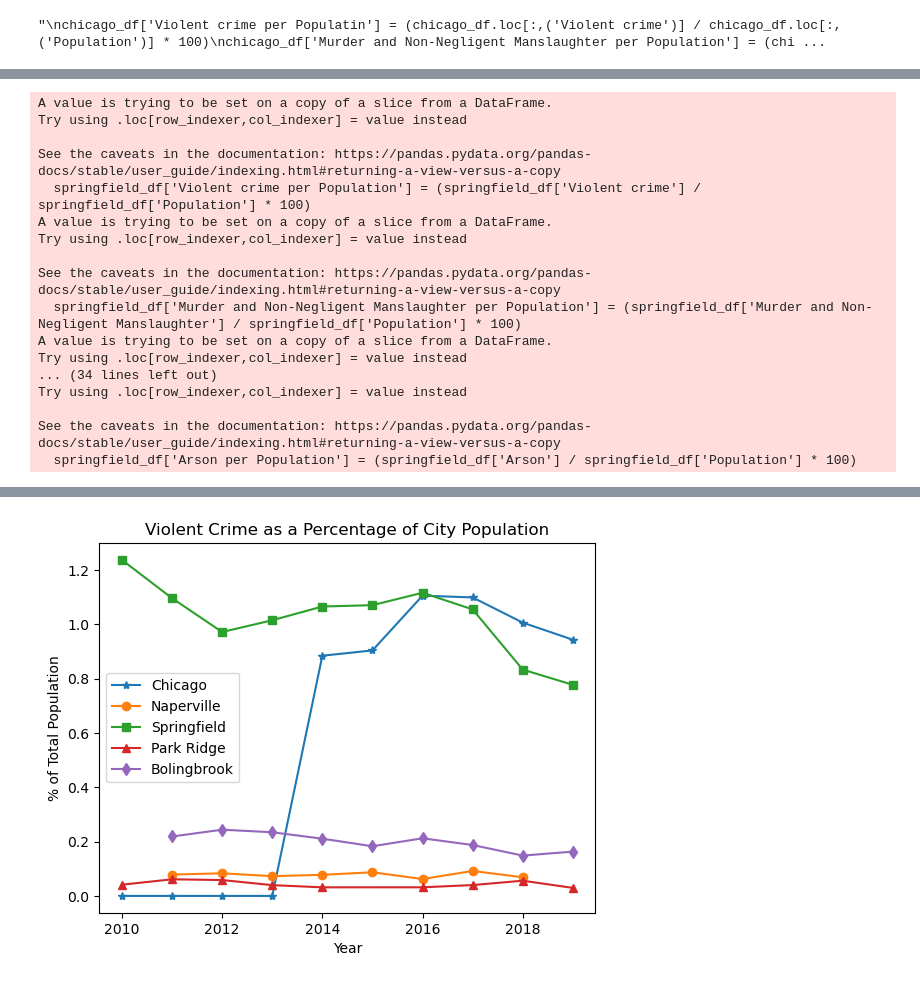
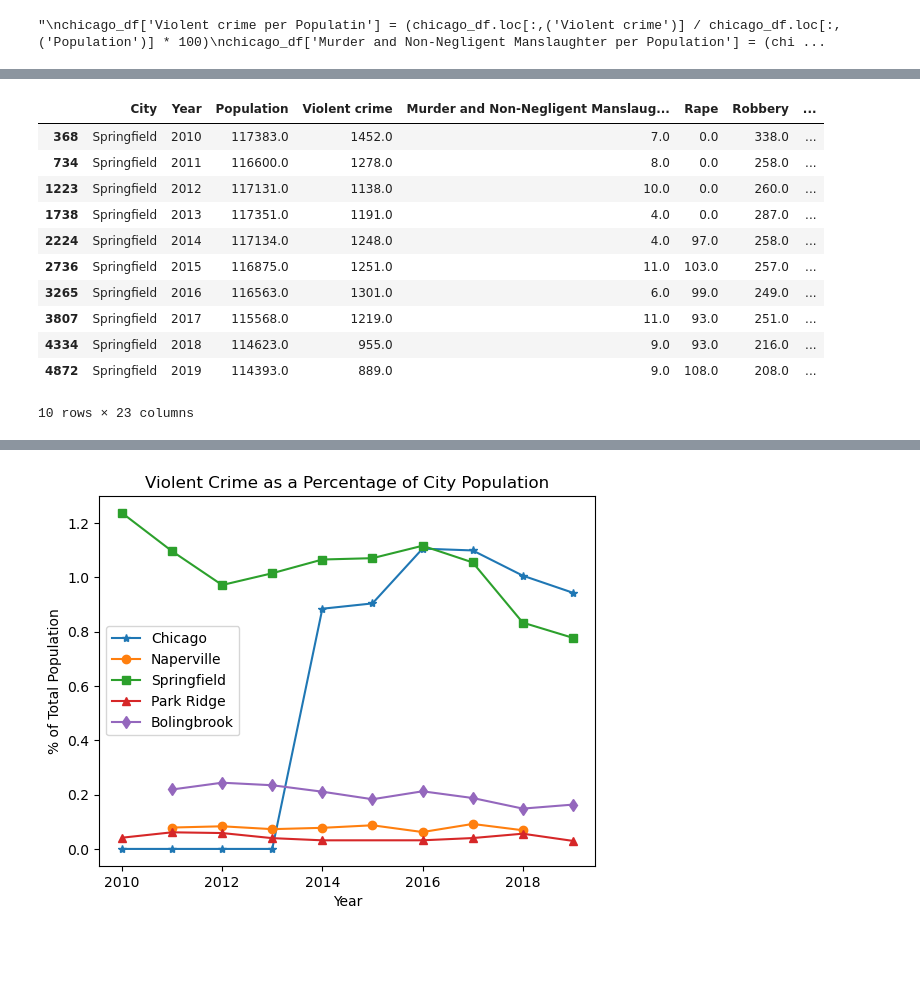
Before and after one commit to Expopanda/Project_1, a Jupyter notebook: andrew_analysis_updated.ipynb, the cells around one changed output, grey strips where cells are left out. Saved outputs shown, nothing was run; the diff lists cells and outputs as text; code cells hidden in the pictures; blank space fills up the shorter version.

```diff
--- a/andrew_analysis_updated.ipynb
+++ b/andrew_analysis_updated.ipynb
@@ -228,32 +209,27 @@ See the caveats in the documentation: https://pandas.pydata.org/pandas-docs/stab
 # %%
-springfield_df = crime_stats_df.loc[crime_stats_df['City'] == 'Springfield']
-springfield_df['Violent crime per Population'] = (springfield_df['Violent crime'] / springfield_df['Population'] * 100)
-springfield_df['Murder and Non-Negligent Manslaughter per Population'] = (springfield_df['Murder and Non-Negligent Manslaughter'] / springfield_df['Population'] * 100)
-springfield_df['Rape per Population'] = (springfield_df['Rape'] / springfield_df['Population'] * 100)
-springfield_df['Robbery per Population'] = (springfield_df['Robbery'] / springfield_df['Population'] * 100)
-springfield_df['Aggravated Assault per Population'] = (springfield_df['Aggravated Assault'] / springfield_df['Population'] * 100)
-springfield_df['Property crime per Population'] = (springfield_df['Property Crime'] / springfield_df['Population'] * 100)
-springfield_df['Burglary per Population'] = (springfield_df['Burglary'] / springfield_df['Population'] * 100)
-springfield_df['Larceny-theft per Population'] = (springfield_df['Larceny-theft'] / springfield_df['Population'] * 100)
-springfield_df['Motor vehicle theft per Population'] = (springfield_df['Motor vehicle theft'] / springfield_df['Population'] * 100)
-springfield_df['Arson per Population'] = (springfield_df['Arson'] / springfield_df['Population'] * 100)
-#springfield_df
+springfield_df = crime_stats_df.loc[crime_stats_df['City'] == 'Springfield'].copy()
+springfield_df['Violent crime per Population'] = ((springfield_df['Violent crime'] / springfield_df['Population']) * 100)
+springfield_df['Murder and Non-Negligent Manslaughter per Population'] = ((springfield_df['Murder and Non-Negligent Manslaughter'] / springfield_df['Population']) * 100)
+springfield_df['Rape per Population'] = ((springfield_df['Rape'] / springfield_df['Population']) * 100)
+springfield_df['Robbery per Population'] = ((springfield_df['Robbery'] / springfield_df['Population']) * 100)
+springfield_df['Aggravated Assault per Population'] = ((springfield_df['Aggravated Assault'] / springfield_df['Population']) * 100)
+springfield_df['Property crime per Population'] = ((springfield_df['Property Crime'] / springfield_df['Population']) * 100)
+springfield_df['Burglary per Population'] = ((springfield_df['Burglary'] / springfield_df['Population']) * 100)
+springfield_df['Larceny-theft per Population'] = ((springfield_df['Larceny-theft'] / springfield_df['Population']) * 100)
+springfield_df['Motor vehicle theft per Population'] = ((springfield_df['Motor vehicle theft'] / springfield_df['Population']) * 100)
+springfield_df['Arson per Population'] = ((springfield_df['Arson'] / springfield_df['Population']) * 100)
+springfield_df
 # %% [output]
+|  | City | Year | Population | Violent crime | Murder and Non-Negligent Manslaug... | Rape | Robbery | ... |
+| 368 | Springfield | 2010 | 117383.0 | 1452.0 | 7.0 | 0.0 | 338.0 | ... |
+| 734 | Springfield | 2011 | 116600.0 | 1278.0 | 8.0 | 0.0 | 258.0 | ... |
+| 1223 | Springfield | 2012 | 117131.0 | 1138.0 | 10.0 | 0.0 | 260.0 | ... |
+| 1738 | Springfield | 2013 | 117351.0 | 1191.0 | 4.0 | 0.0 | 287.0 | ... |
+| 2224 | Springfield | 2014 | 117134.0 | 1248.0 | 4.0 | 97.0 | 258.0 | ... |
+| 2736 | Springfield | 2015 | 116875.0 | 1251.0 | 11.0 | 103.0 | 257.0 | ... |
+| 3265 | Springfield | 2016 | 116563.0 | 1301.0 | 6.0 | 99.0 | 249.0 | ... |
+| 3807 | Springfield | 2017 | 115568.0 | 1219.0 | 11.0 | 93.0 | 251.0 | ... |
+| 4334 | Springfield | 2018 | 114623.0 | 955.0 | 9.0 | 93.0 | 216.0 | ... |
+| 4872 | Springfield | 2019 | 114393.0 | 889.0 | 9.0 | 108.0 | 208.0 | ... |
-A value is trying to be set on a copy of a slice from a DataFrame.
-Try using .loc[row_indexer,col_indexer] = value instead
-
-See the caveats in the documentation: https://pandas.pydata.org/pandas-docs/stable/user_guide/indexing.html#returning-a-view-versus-a-copy
-  springfield_df['Violent crime per Population'] = (springfield_df['Violent crime'] / springfield_df['Population'] * 100)
-A value is trying to be set on a copy of a slice from a DataFrame.
-Try using .loc[row_indexer,col_indexer] = value instead
-
-See the caveats in the documentation: https://pandas.pydata.org/pandas-docs/stable/user_guide/indexing.html#returning-a-view-versus-a-copy
-  springfield_df['Murder and Non-Negligent Manslaughter per Population'] = (springfield_df['Murder and Non-Negligent Manslaughter'] / springfield_df['Population'] * 100)
-A value is trying to be set on a copy of a slice from a DataFrame.
-Try using .loc[row_indexer,col_indexer] = value instead
-... (34 lines left out)
-Try using .loc[row_indexer,col_indexer] = value instead
-
-See the caveats in the documentation: https://pandas.pydata.org/pandas-docs/stable/user_guide/indexing.html#returning-a-view-versus-a-copy
-  springfield_df['Arson per Population'] = (springfield_df['Arson'] / springfield_df['Population'] * 100)
+10 rows × 23 columns
 # %%
```
Also changed, not shown: parts of 17 cells of this notebook, 10 other files.
